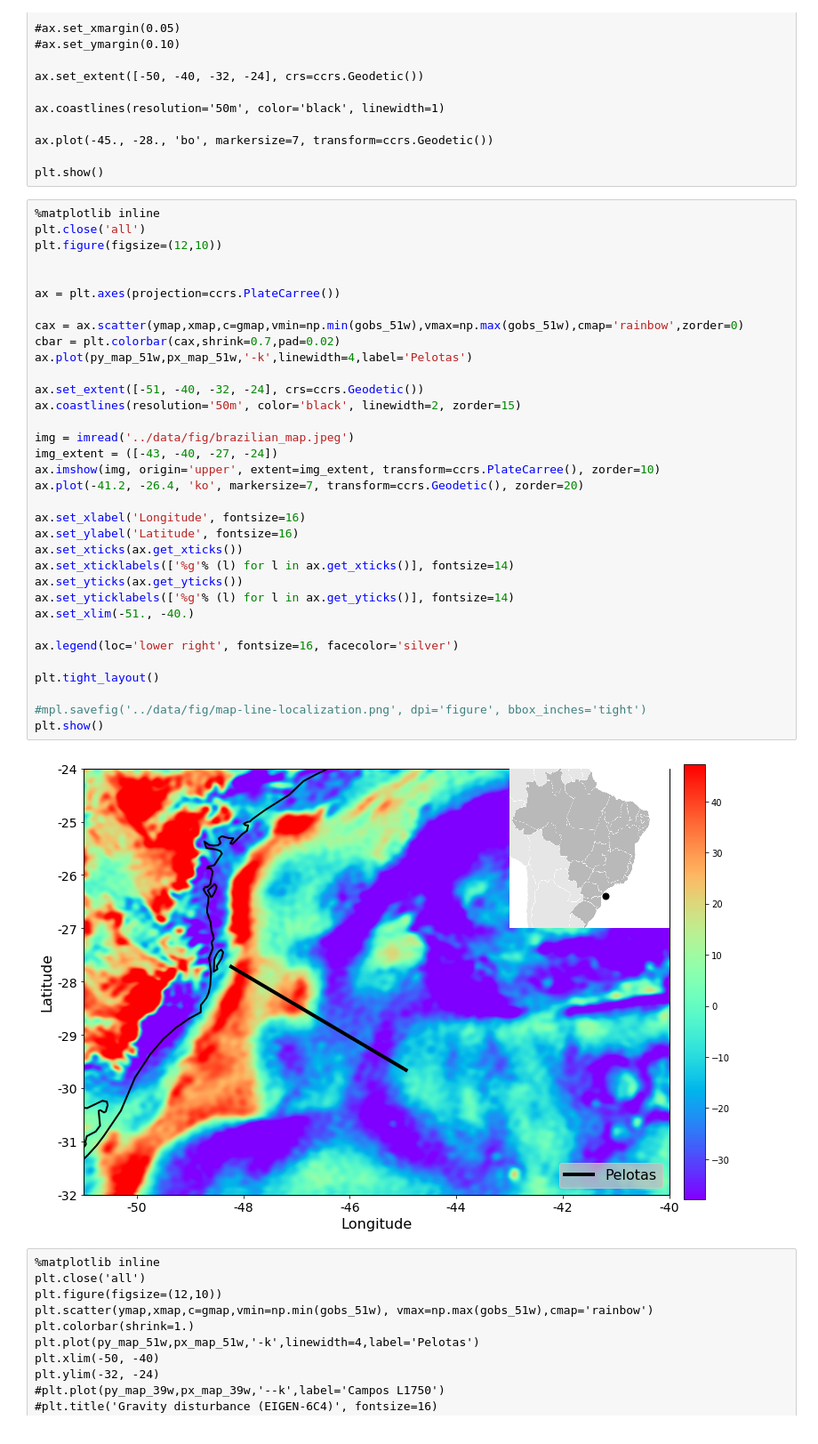
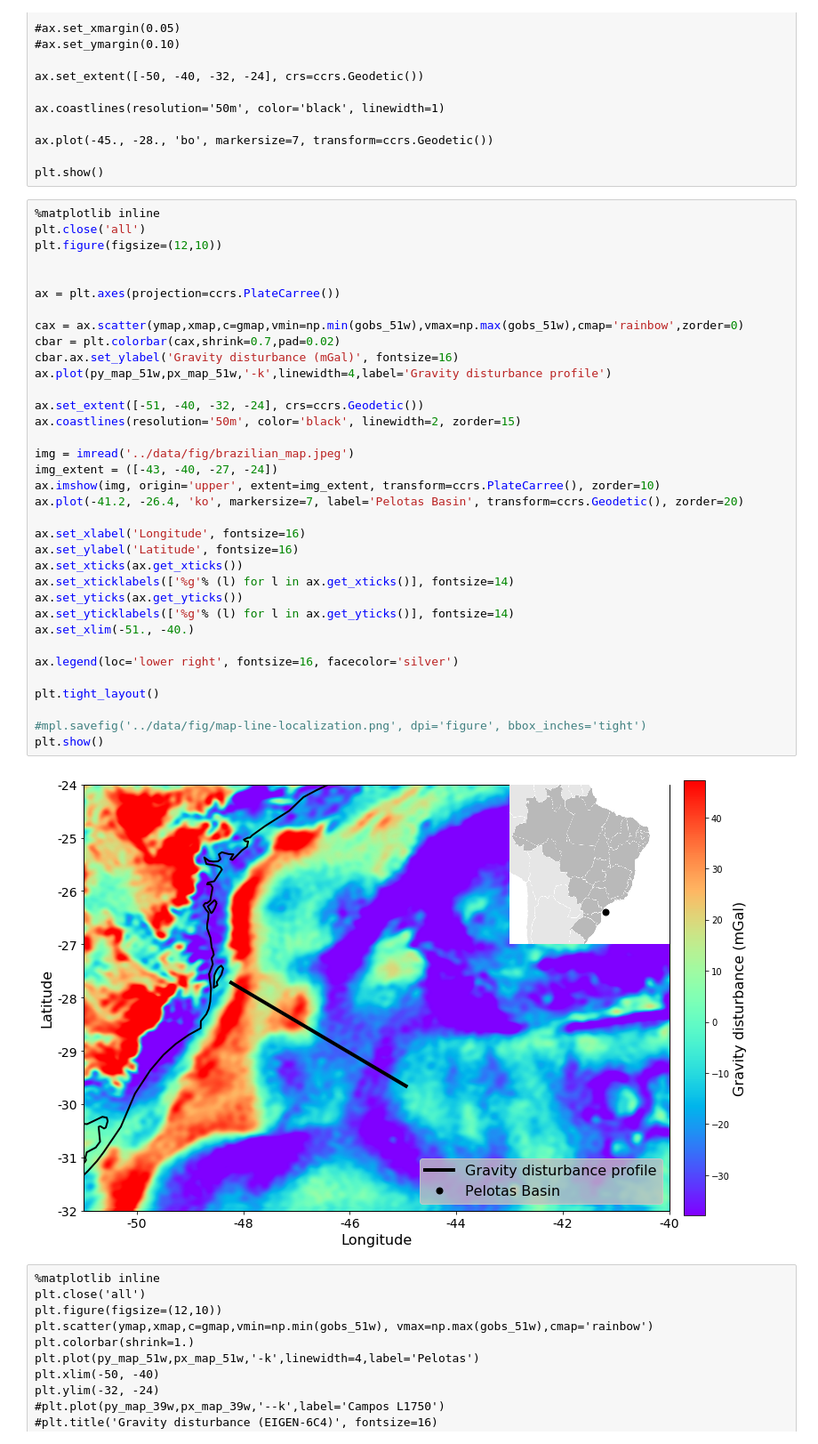
Before and after one commit to pinga-lab/paper-isostatic-grav2D, a Jupyter notebook: code/Lines_localization.ipynb, the cells around one changed output. Shown at 89% size. Cells and saved outputs as stored; diff of their text form.

```diff
--- a/code/Lines_localization.ipynb
+++ b/code/Lines_localization.ipynb
@@ -189,36 +189,37 @@ plt.close('all')
 plt.figure(figsize=(12,10))
 
 
 ax = plt.axes(projection=ccrs.PlateCarree())
 
 cax = ax.scatter(ymap,xmap,c=gmap,vmin=np.min(gobs_51w),vmax=np.max(gobs_51w),cmap='rainbow',zorder=0)
 cbar = plt.colorbar(cax,shrink=0.7,pad=0.02)
-ax.plot(py_map_51w,px_map_51w,'-k',linewidth=4,label='Pelotas')
+cbar.ax.set_ylabel('Gravity disturbance (mGal)', fontsize=16)
+ax.plot(py_map_51w,px_map_51w,'-k',linewidth=4,label='Gravity disturbance profile')
 
 ax.set_extent([-51, -40, -32, -24], crs=ccrs.Geodetic())
 ax.coastlines(resolution='50m', color='black', linewidth=2, zorder=15)
 
 img = imread('../data/fig/brazilian_map.jpeg')
 img_extent = ([-43, -40, -27, -24])
 ax.imshow(img, origin='upper', extent=img_extent, transform=ccrs.PlateCarree(), zorder=10)
-ax.plot(-41.2, -26.4, 'ko', markersize=7, transform=ccrs.Geodetic(), zorder=20)
+ax.plot(-41.2, -26.4, 'ko', markersize=7, label='Pelotas Basin', transform=ccrs.Geodetic(), zorder=20)
 
 ax.set_xlabel('Longitude', fontsize=16)
 ax.set_ylabel('Latitude', fontsize=16)
 ax.set_xticks(ax.get_xticks())
 ax.set_xticklabels(['%g'% (l) for l in ax.get_xticks()], fontsize=14)
 ax.set_yticks(ax.get_yticks())
 ax.set_yticklabels(['%g'% (l) for l in ax.get_yticks()], fontsize=14)
 ax.set_xlim(-51., -40.)
 
 ax.legend(loc='lower right', fontsize=16, facecolor='silver')
 
 plt.tight_layout()
 
 #mpl.savefig('../data/fig/map-line-localization.png', dpi='figure', bbox_inches='tight')
 plt.show()
 # %% [output]
-[figure, old version]
+[figure, new version]
 # %% [raw]
 %matplotlib inline
 plt.close('all')
```
Also changed, not shown: 1 other file.
